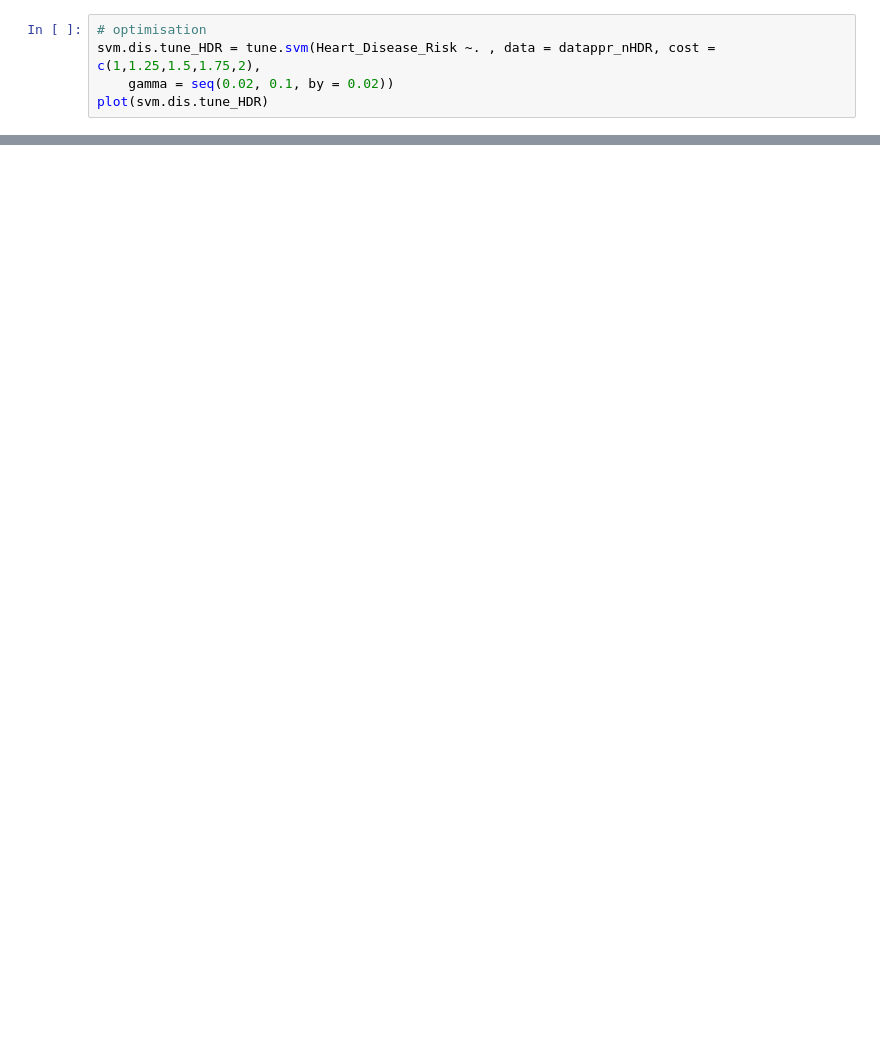
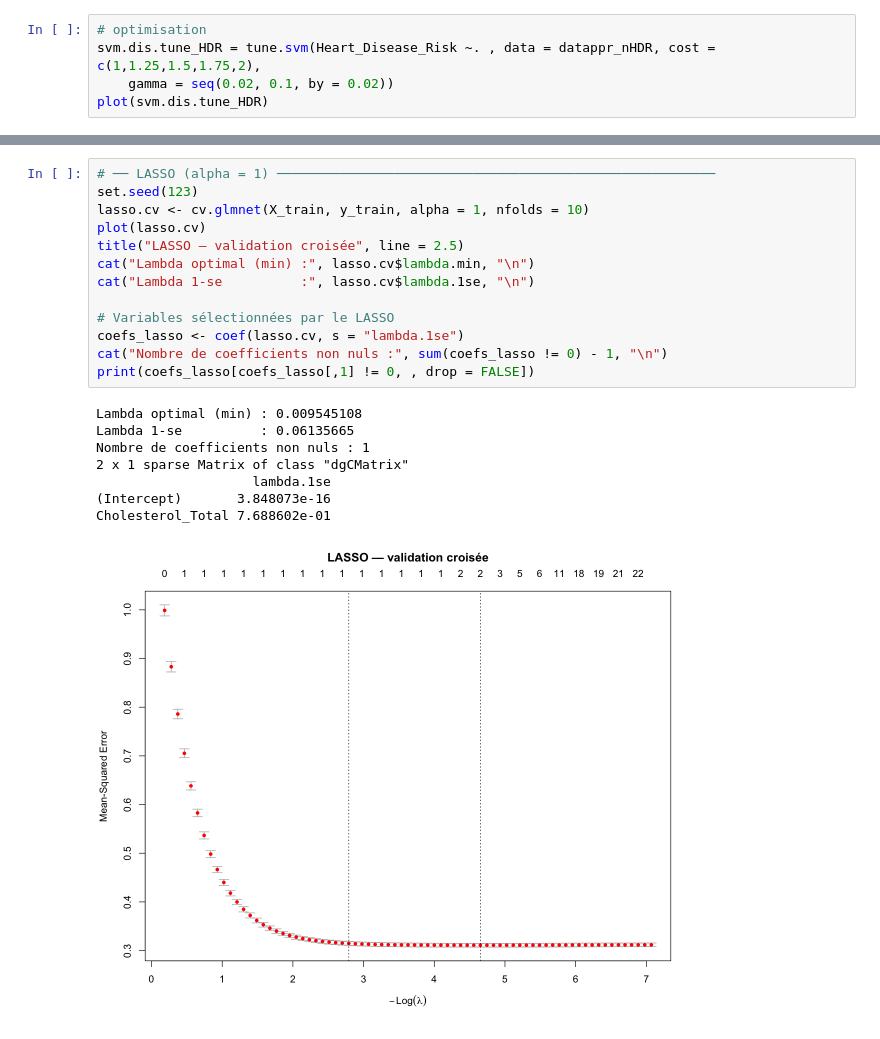
Before and after one commit to clairesn23/machine_learning, a Jupyter notebook: Projet_R.ipynb, the cells around one changed output, grey strips where cells are left out. Drawn from its saved outputs; the diff is of its cells as text; blank space fills up the shorter version.

```diff
--- a/Projet_R.ipynb
+++ b/Projet_R.ipynb
@@ -1088,0 +1246,22 @@ plot(svm.dis.tune_HDR)
+# %%
+# ── LASSO (alpha = 1) ────────────────────────────────────────────────────────
+set.seed(123)
+lasso.cv <- cv.glmnet(X_train, y_train, alpha = 1, nfolds = 10)
+plot(lasso.cv)
+title("LASSO — validation croisée", line = 2.5)
+cat("Lambda optimal (min) :", lasso.cv$lambda.min, "\n")
+cat("Lambda 1-se          :", lasso.cv$lambda.1se, "\n")
+
+# Variables sélectionnées par le LASSO
+coefs_lasso <- coef(lasso.cv, s = "lambda.1se")
+cat("Nombre de coefficients non nuls :", sum(coefs_lasso != 0) - 1, "\n")
+print(coefs_lasso[coefs_lasso[,1] != 0, , drop = FALSE])
+# %% [output]
+Lambda optimal (min) : 0.009545108
+Lambda 1-se          : 0.06135665
+Nombre de coefficients non nuls : 1
+2 x 1 sparse Matrix of class "dgCMatrix"
+                    lambda.1se
+(Intercept)       3.848073e-16
+Cholesterol_Total 7.688602e-01
+[figure, added]
```
Also changed, not shown: parts of 73 cells of this notebook.
